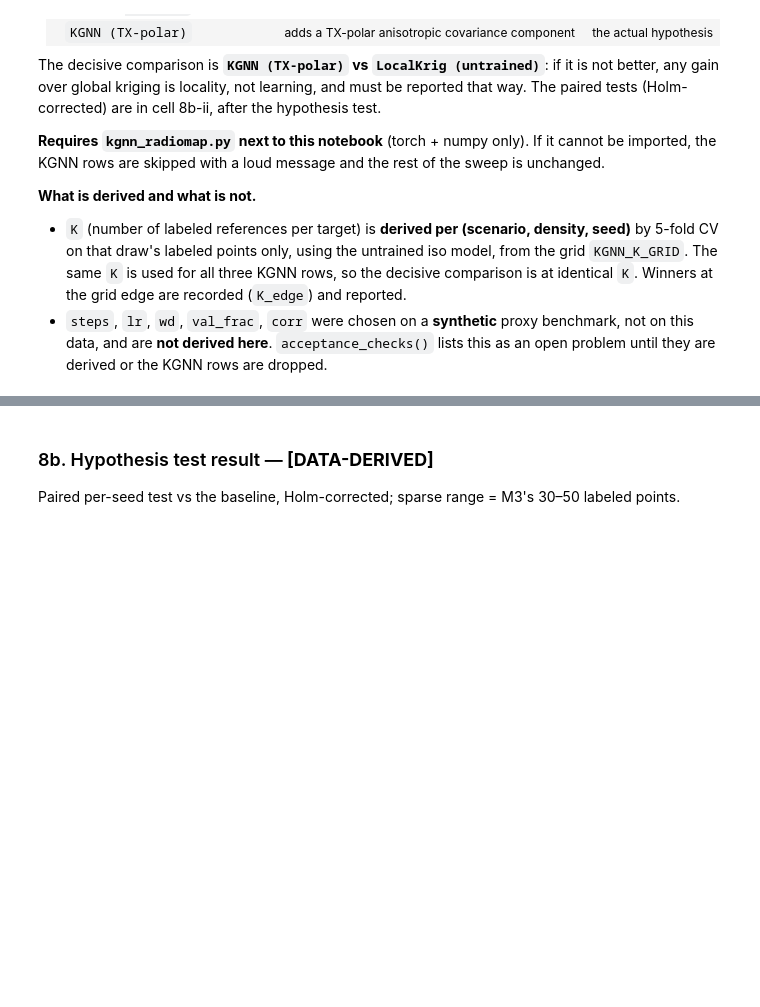
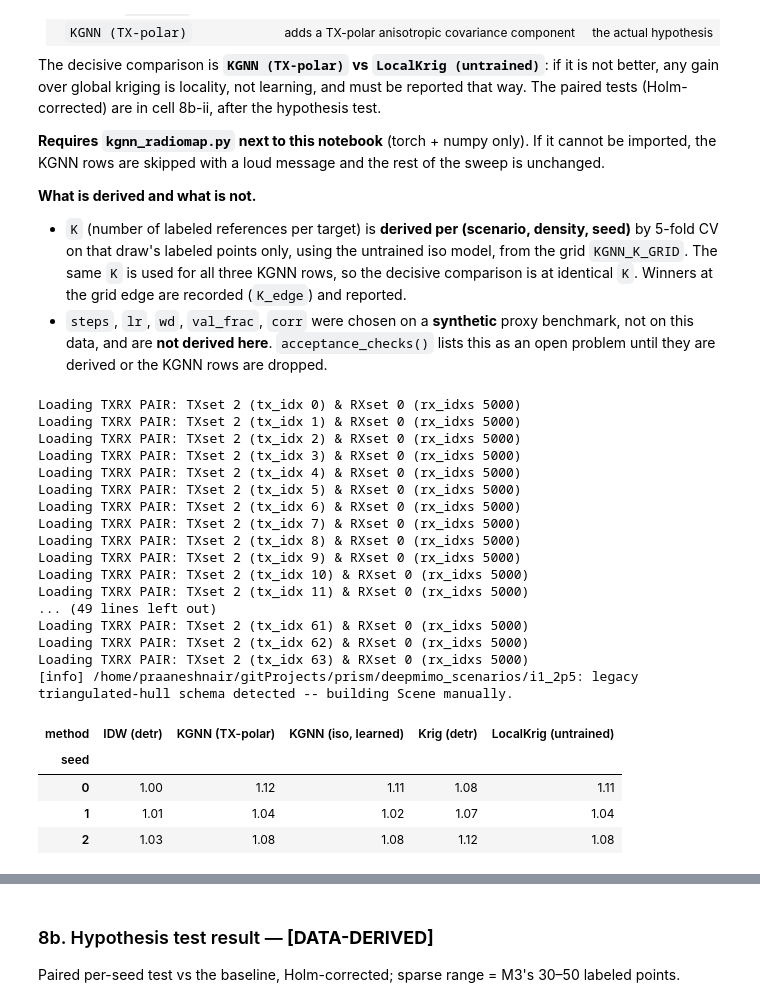
Before and after one commit to CompileArtisan/prism, a Jupyter notebook: radiomap_6g_sweep.ipynb, the cells around one changed output, grey strips where cells are left out. Saved outputs shown, nothing was run; the diff lists cells and outputs as text; code cells hidden in the pictures; blank space fills up the shorter version.

```diff
--- a/radiomap_6g_sweep.ipynb
+++ b/radiomap_6g_sweep.ipynb
@@ -3594,6 +3460,40 @@ def kgnn_rows(pos, rss, feats, tr, te, seed, cfg_key=""):
 
 if PASS == 2 and KGNN_AVAILABLE:
     kgnn_rows = disk_memo(kgnn_rows)        # crash-resume + dedupe, same mechanism as run_gnn
+# %%
+# ===== KGNN smoke test (about 2-3 min): does learning add anything over untrained local kriging and the classical baselines? =====
+scn, n_lab = "i1_2p5", 61
+pos, rss, feats, f = load_scenario(scn); _rows = []
+for _seed in range(3):
+    tr, te = make_split(len(pos), n_lab, seed=_seed)
+    _P = dict(kgnn_rows(pos, rss, feats, tr, te, _seed)["preds"])
+    _P["IDW (detr)"]  = idw_detrended_predict(pos[tr], feats[tr], rss[tr], pos[te], feats[te], f)
+    _P["Krig (detr)"] = kriging_detrended_predict(pos[tr], feats[tr], rss[tr], pos[te], feats[te], f)
+    _rows += [(_seed, k, float(np.sqrt(np.mean((rss[te] - p) ** 2)))) for k, p in _P.items()]
+display(pd.DataFrame(_rows, columns=["seed", "method", "rmse"]).pivot(index="seed", columns="method", values="rmse").round(2))
+# %% [output]
+Loading TXRX PAIR: TXset 2 (tx_idx 0) & RXset 0 (rx_idxs 5000)
+Loading TXRX PAIR: TXset 2 (tx_idx 1) & RXset 0 (rx_idxs 5000)
+Loading TXRX PAIR: TXset 2 (tx_idx 2) & RXset 0 (rx_idxs 5000)
+Loading TXRX PAIR: TXset 2 (tx_idx 3) & RXset 0 (rx_idxs 5000)
+Loading TXRX PAIR: TXset 2 (tx_idx 4) & RXset 0 (rx_idxs 5000)
+Loading TXRX PAIR: TXset 2 (tx_idx 5) & RXset 0 (rx_idxs 5000)
+Loading TXRX PAIR: TXset 2 (tx_idx 6) & RXset 0 (rx_idxs 5000)
+Loading TXRX PAIR: TXset 2 (tx_idx 7) & RXset 0 (rx_idxs 5000)
+Loading TXRX PAIR: TXset 2 (tx_idx 8) & RXset 0 (rx_idxs 5000)
+Loading TXRX PAIR: TXset 2 (tx_idx 9) & RXset 0 (rx_idxs 5000)
+Loading TXRX PAIR: TXset 2 (tx_idx 10) & RXset 0 (rx_idxs 5000)
+Loading TXRX PAIR: TXset 2 (tx_idx 11) & RXset 0 (rx_idxs 5000)
+... (49 lines left out)
+Loading TXRX PAIR: TXset 2 (tx_idx 61) & RXset 0 (rx_idxs 5000)
+Loading TXRX PAIR: TXset 2 (tx_idx 62) & RXset 0 (rx_idxs 5000)
+Loading TXRX PAIR: TXset 2 (tx_idx 63) & RXset 0 (rx_idxs 5000)
+[info] /home/praaneshnair/gitProjects/prism/deepmimo_scenarios/i1_2p5: legacy triangulated-hull schema detected -- building Scene manually.
+| method | IDW (detr) | KGNN (TX-polar) | KGNN (iso, learned) | Krig (detr) | LocalKrig (untrained) |
+| seed |  |  |  |  |  |
+| 0 | 1.00 | 1.12 | 1.11 | 1.08 | 1.11 |
+| 1 | 1.01 | 1.04 | 1.02 | 1.07 | 1.04 |
+| 2 | 1.03 | 1.08 | 1.08 | 1.12 | 1.08 |
 # %%
 %%report
 @lazy_defaults(scenario_names=_SCNS, densities=_GRID, n_seeds=_SEEDS)
```
Also changed, not shown: parts of 40 cells of this notebook, 2 other files.
